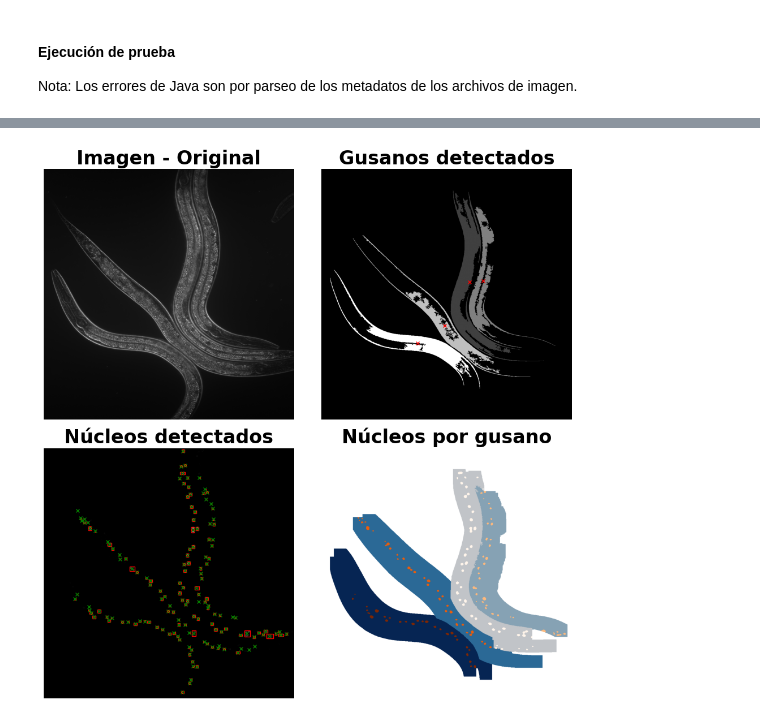
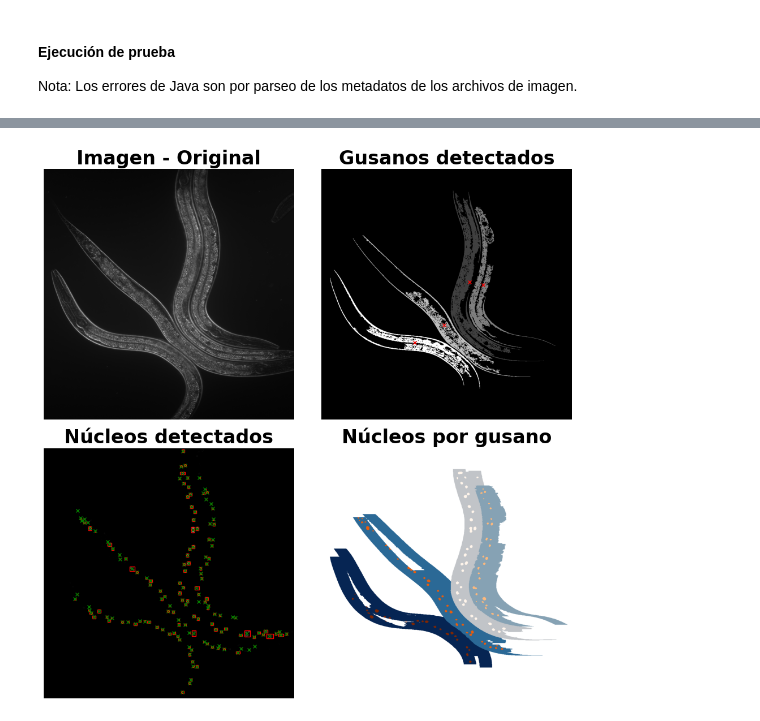
Before and after one commit to NicSal-BadRequest/BioPictureTools, a Jupyter notebook: VersionColab/RastreadorNucleosDeGusano.ipynb, the cells around one changed output, grey strips where cells are left out. Cells and saved outputs as stored; diff of their text form; code cells hidden in the pictures.

Commit message:
modificados:     VersionColab/RastreadorNucleosDeGusano.ipynb

```diff
--- a/VersionColab/RastreadorNucleosDeGusano.ipynb
+++ b/VersionColab/RastreadorNucleosDeGusano.ipynb
@@ -360,9 +360,9 @@ class WormTracker(BioImageHandler):
 
         return self.imgActual, self.imgProcesada
 
-    def buscarGusanos(self, imgBinaria = None, tol_cerrada = 1, iteraciones = 6,
-                    con_rellenado_inundacion = False, min_area = 100,
-                    tol_rellenado = 2, max_iteracion = 30):
+    def buscarGusanos(self, imgBinaria = None, tol_cerrada_1 = 1, tol_cerrada_2 = 1,
+                    iteraciones = 6, con_rellenado_inundacion = False, min_area = 100,
+                    tol_rellenado_1 = 1, tol_rellenado_2 = 2, max_iteracion = 30):
 
         if imgBinaria is None:
             imgBinaria = self.imgCampoClaroProc
@@ -371,7 +371,7 @@ class WormTracker(BioImageHandler):
         h, w = imgBinaria.shape
 
         # 1- Cierre morfológico con kernel pequeño para cerrar agujeros internos
-        kernel_cerrado = cv2.getStructuringElement(cv2.MORPH_ELLIPSE, (tol_cerrada, tol_cerrada))
+        kernel_cerrado = cv2.getStructuringElement(cv2.MORPH_ELLIPSE, (tol_cerrada_1, tol_cerrada_2))
         matriz_bin_cerrada = cv2.morphologyEx(imgBinaria, cv2.MORPH_CLOSE, kernel_cerrado, iterations= iteraciones)
         # Esti hace dilatación seguida de erosión: Para cerrar agujeros pequeños o discontinuidades.
 
@@ -411,10 +411,10 @@ class WormTracker(BioImageHandler):
 
         num_gusanos, gusanos, estadisticas, centroids = cv2.connectedComponentsWithStats(mascara, connectivity=8)
 
-        if tol_rellenado is None:
+        if tol_rellenado_1 is None and tol_rellenado_2 is None:
             kernel_rellenado = None
         else:
-            kernel_rellenado = cv2.getStructuringElement(cv2.MORPH_RECT, (tol_rellenado, tol_rellenado))
+            kernel_rellenado = cv2.getStructuringElement(cv2.MORPH_RECT, (tol_rellenado_1, tol_rellenado_2))
 
         gusanos_rellenos = super().rellenar_agujeros_internos(matrizLabeleada=gusanos, kernel=kernel_rellenado, max_iter=50)
 
@@ -712,8 +712,8 @@ nuevoRastreador.procesarImagen(thresholdCampoClaro=0.275, thresholdFluo=0.05)
 nuevoRastreador.buscarNucleos(tol_cerrada = 5, tol_abierta = 5)
 nuevoRastreador.coordenadasDeNucleos()
 nuevoRastreador.centroidesDeNucleos()
-nuevoRastreador.buscarGusanos(tol_cerrada=1, iteraciones=8, con_rellenado_inundacion=True,
-                             min_area=3500, tol_rellenado=2, max_iteracion=25)
+nuevoRastreador.buscarGusanos(iteraciones=8, con_rellenado_inundacion=False,
+                             min_area=3500, tol_rellenado_1=2, tol_rellenado_2=1, max_iteracion=10)
 nuevoRastreador.coordenadasDeGusanos()
 nuevoRastreador.interseccionGusanoNucleos()
 nuevoRastreador.graficarProcesamiento(modos=[0, 1, 3, 4])
@@ -737,2 +737,2 @@ java.lang.NumberFormatException: For input string: "Confocal C1 Scanner"
 Shape de la imagen: (1, 4, 1, 1024, 1024)
-[figure, old version]
+[figure, new version]
```
Also changed, not shown: parts of 1 cell of this notebook.
